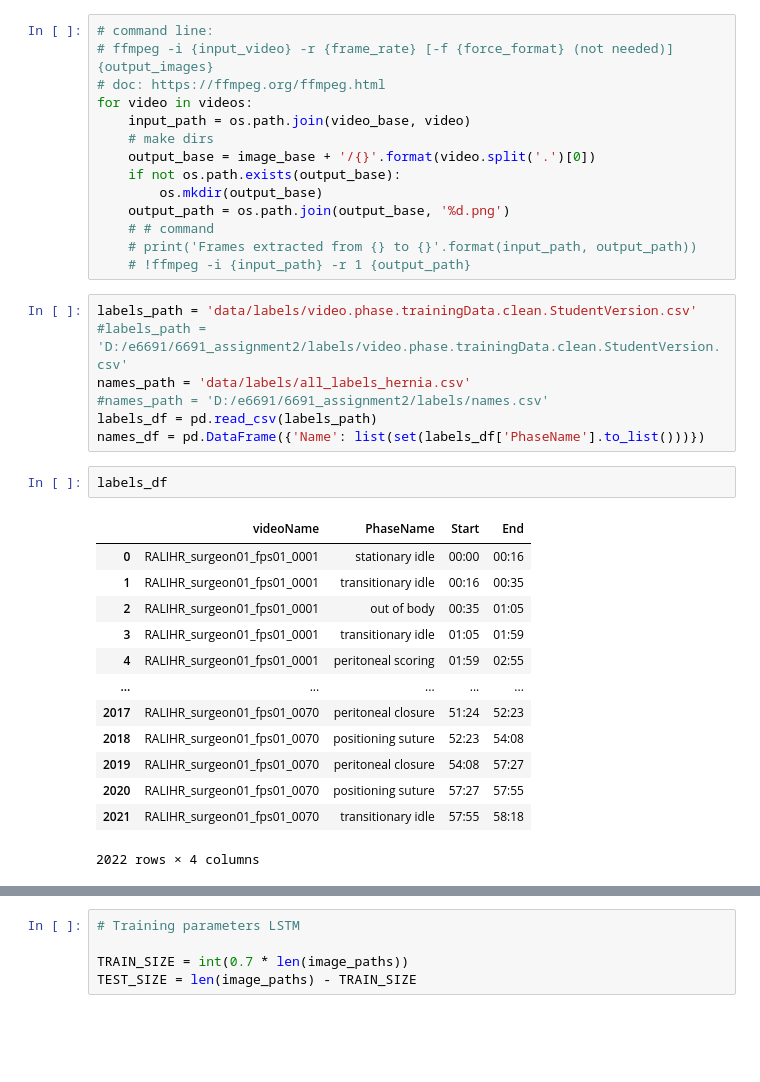
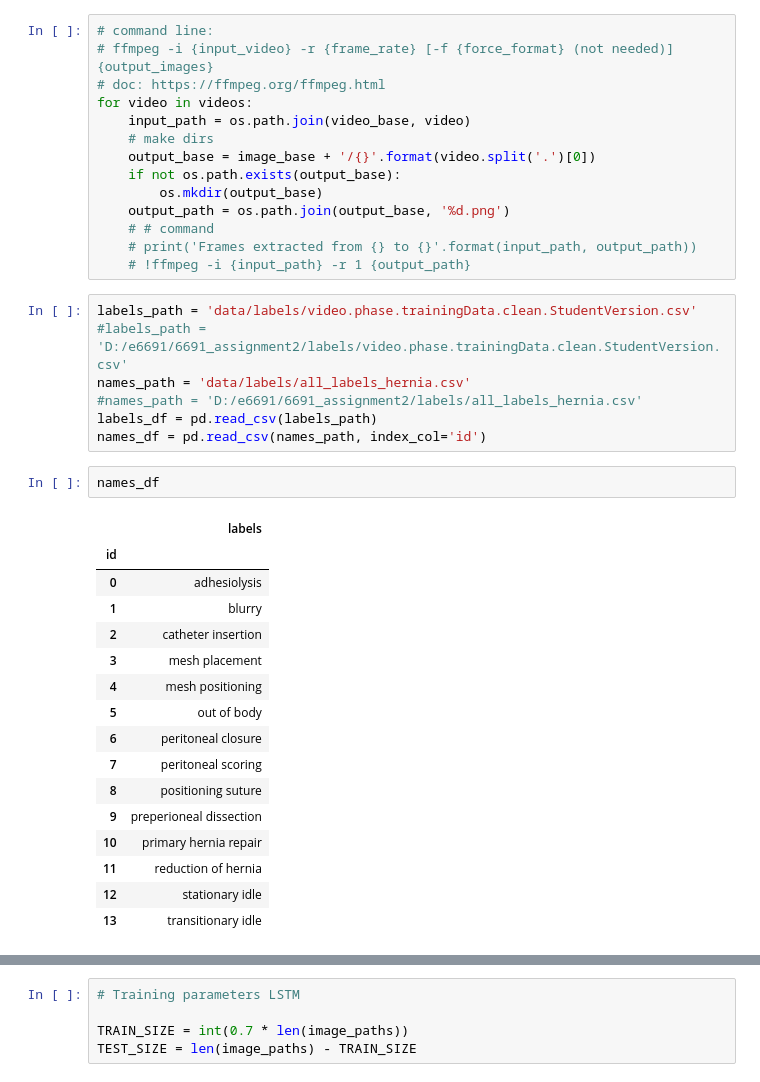
Before and after one commit to harrypotter1501/sv-rcnet, a Jupyter notebook: svcr_t.ipynb, the cells around one changed output, grey strips where cells are left out. Drawn from its saved outputs; the diff is of its cells as text; blank space fills up the shorter version.

```diff
--- a/svcr_t.ipynb
+++ b/svcr_t.ipynb
@@ -56,25 +56,28 @@ for video in videos:
 labels_path = 'data/labels/video.phase.trainingData.clean.StudentVersion.csv'
 #labels_path = 'D:/e6691/6691_assignment2/labels/video.phase.trainingData.clean.StudentVersion.csv'
 names_path = 'data/labels/all_labels_hernia.csv'
-#names_path = 'D:/e6691/6691_assignment2/labels/names.csv'
+#names_path = 'D:/e6691/6691_assignment2/labels/all_labels_hernia.csv'
 labels_df = pd.read_csv(labels_path)
-names_df = pd.DataFrame({'Name': list(set(labels_df['PhaseName'].to_list()))})
+names_df = pd.read_csv(names_path, index_col='id')
-# %%
-labels_df
-# %% [output]
-|  | videoName | PhaseName | Start | End |
-| 0 | RALIHR_surgeon01_fps01_0001 | stationary idle | 00:00 | 00:16 |
-| 1 | RALIHR_surgeon01_fps01_0001 | transitionary idle | 00:16 | 00:35 |
-| 2 | RALIHR_surgeon01_fps01_0001 | out of body | 00:35 | 01:05 |
-| 3 | RALIHR_surgeon01_fps01_0001 | transitionary idle | 01:05 | 01:59 |
-| 4 | RALIHR_surgeon01_fps01_0001 | peritoneal scoring | 01:59 | 02:55 |
-| ... | ... | ... | ... | ... |
-| 2017 | RALIHR_surgeon01_fps01_0070 | peritoneal closure | 51:24 | 52:23 |
-| 2018 | RALIHR_surgeon01_fps01_0070 | positioning suture | 52:23 | 54:08 |
-| 2019 | RALIHR_surgeon01_fps01_0070 | peritoneal closure | 54:08 | 57:27 |
-| 2020 | RALIHR_surgeon01_fps01_0070 | positioning suture | 57:27 | 57:55 |
-| 2021 | RALIHR_surgeon01_fps01_0070 | transitionary idle | 57:55 | 58:18 |
-2022 rows × 4 columns
+# %%
+names_df
+# %% [output]
+|  | labels |
+| id |  |
+| 0 | adhesiolysis |
+| 1 | blurry |
+| 2 | catheter insertion |
+| 3 | mesh placement |
+| 4 | mesh positioning |
+| 5 | out of body |
+| 6 | peritoneal closure |
+| 7 | peritoneal scoring |
+| 8 | positioning suture |
+| 9 | preperioneal dissection |
+| 10 | primary hernia repair |
+| 11 | reduction of hernia |
+| 12 | stationary idle |
+| 13 | transitionary idle |
 # %%
 prepare_images(video_base, image_base, labels_df, names_df, 'png')
 # %% [output]
```
Also changed, not shown: parts of 18 cells of this notebook, 1 other file.
